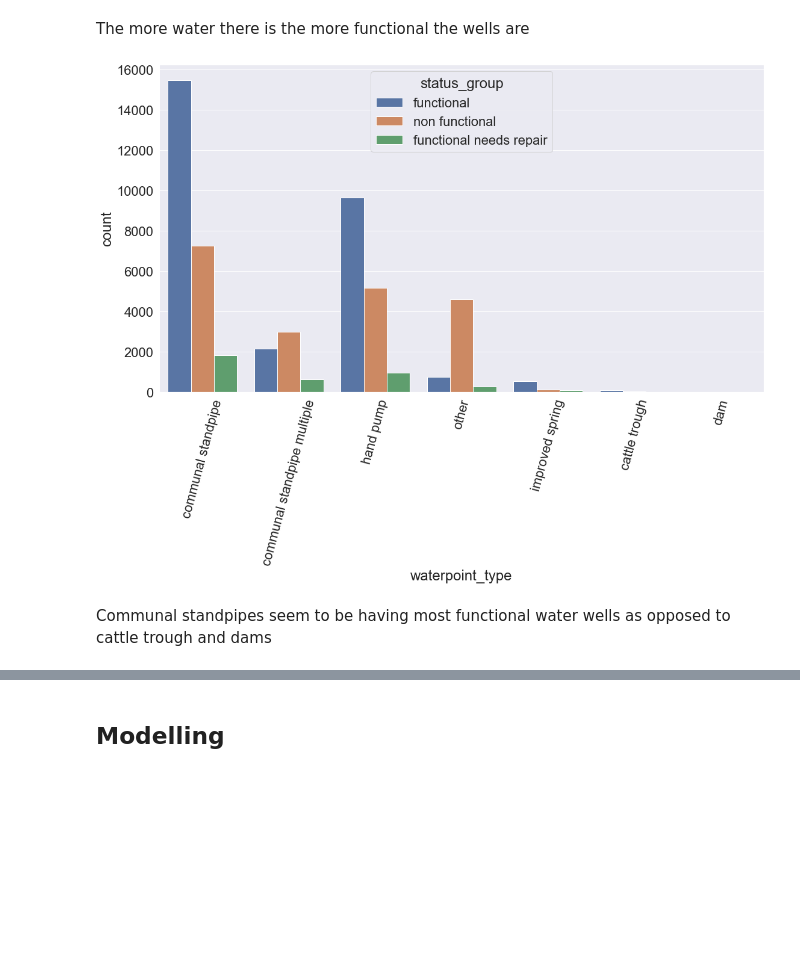
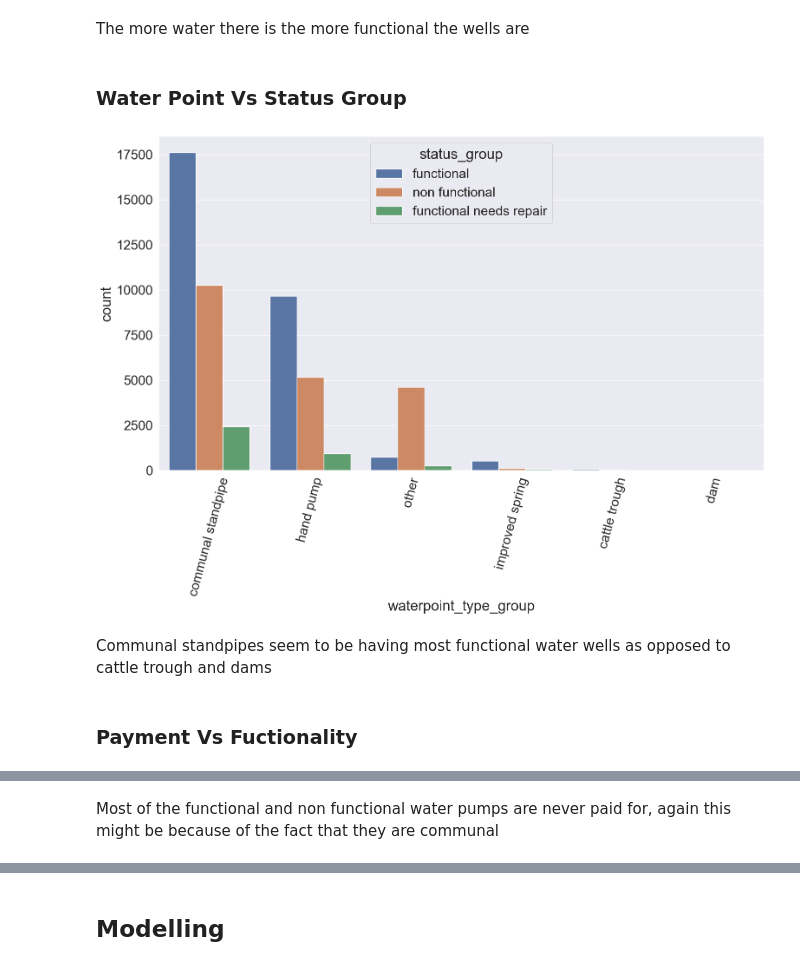
Before and after one commit to atienosonia/Tanzanian_Water_Wells, a Jupyter notebook: student.ipynb, the cells around one changed output, grey strips where cells are left out. Cells and saved outputs as stored; diff of their text form; code cells hidden in the pictures; blank space fills up the shorter version.

```diff
--- a/student.ipynb
+++ b/student.ipynb
@@ -76,9 +81,11 @@ def read_data(path):
 df_1 = read_data(r'C:\Users\user\Documents\Tanzania Water Wells\training set values.csv')
 df_2 = read_data(r'C:\Users\user\Documents\Tanzania Water Wells\training set labels.csv')
 # %%
-# combining the two datasets
+# combining the two datasets together
 
 def combined_dataframe(data_0, data_1):
+
+    """ A simple function to combine the two datasets using the id column present in both datasets """
 
     new_df = data_0.set_index('id').join(data_1.set_index('id'))
 
@@ -989,0 +893,6 @@ plot_distribution(df, 'gps_height', 'Altitude Column Distribution',  bins_ =25)
+# %%
+plt.figure(figsize=(10, 6))
+ax = sns.violinplot(x=df['gps_height'])
+sns.set_theme(style="whitegrid")
+plt.title('Population Distribution')
+plt.show()
@@ -1048,8 +955,10 @@ Water Point Vs Status Group
+# %% [markdown]
+### Water Point Vs Status Group
 # %%
 plt.figure(figsize=(18,10))
-ax = sns.countplot(x='waterpoint_type', hue="status_group", data=df)
+ax = sns.countplot(x='waterpoint_type_group', hue="status_group", data=df)
 plt.xticks(rotation=75);
 # %% [output]
-[figure, old version]
+[figure, new version]
 # %% [markdown]
 Communal standpipes seem to be having most functional water wells as opposed to cattle trough and dams
@@ -1058,6 +965,10 @@ Payment Vs Fuctionality
+# %% [markdown]
+### Payment Vs Fuctionality
 # %%
 plt.figure(figsize=(18,10))
 ax = sns.countplot(x='payment_type', hue="status_group", data=df)
 plt.xticks(rotation=75);
 # %% [output]
 [figure]
+# %% [markdown]
+Most of the functional and non functional water pumps are never paid for, again this might be because of the fact that they are communal
```
Also changed, not shown: parts of 180 cells of this notebook, 3 other files.
